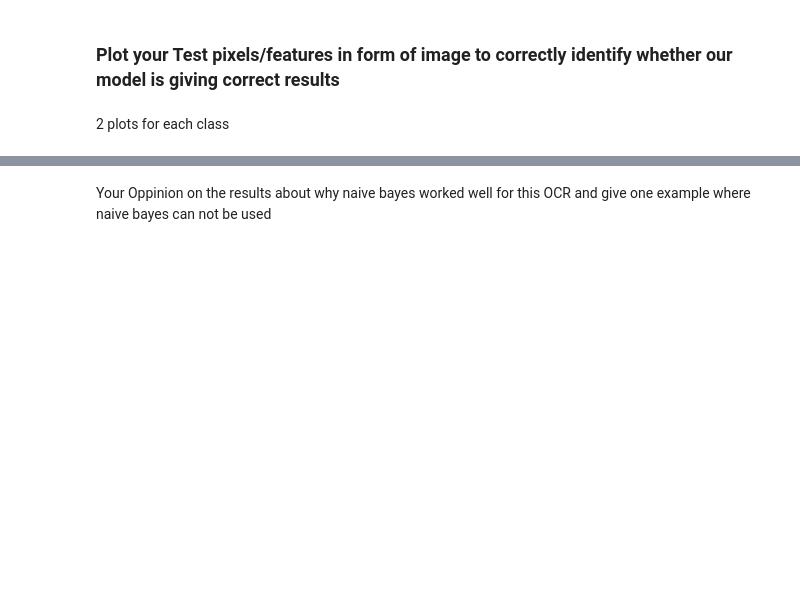
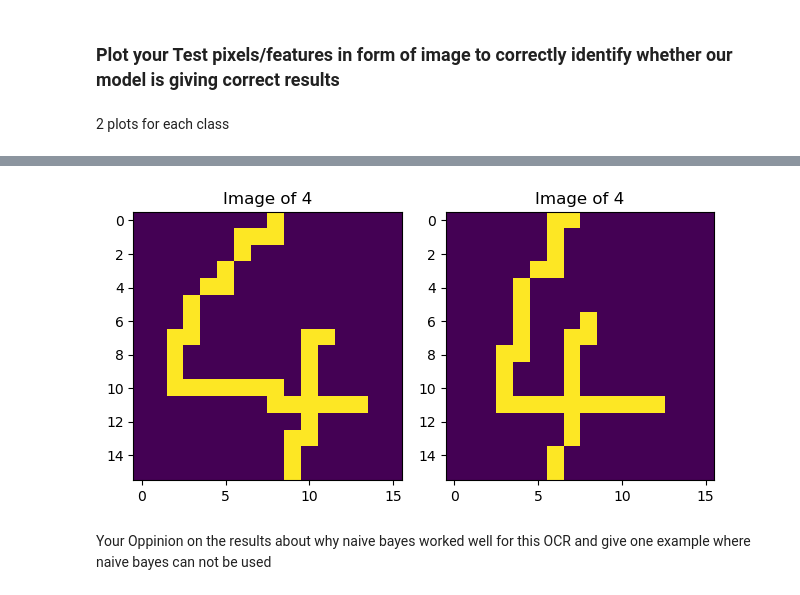
Before and after one commit to Aymen016/Optical-Character-Recognition, a Jupyter notebook: OCR.ipynb, the cells around one changed output, grey strips where cells are left out. Cells and saved outputs as stored; diff of their text form; code cells hidden in the pictures; blank space fills up the shorter version.

```diff
--- a/OCR.ipynb
+++ b/OCR.ipynb
@@ -390,3 +444,21 @@ FN =  0 	TN =  50
+# %%
+img_one_class4 = img4_X_test[0].astype(dtype=np.uint8) # img2_X_test contains image data
+img_two_class4 = img4_X_test[2].astype(dtype=np.uint8)
+
+img1 = np.reshape(img_one_class4,(16,16),order= 'F') # reshape the image
+img2 = np.reshape(img_two_class4,(16,16),order= 'F') # reshape the image
+
+fig, axes = plt.subplots(1, 2)
+axes[0].imshow(img1)
+axes[0].set_title('Image of 4')
+axes[1].imshow(img2)
+axes[1].set_title('Image of 4')
+
+plt.tight_layout()
+
+plt.show()
+# %% [output]
+[figure, added]
 # %% [markdown]
 Your Oppinion on the results about why naive bayes worked well for  this OCR
 and give one example where naive bayes can not be used
```
Also changed, not shown: parts of 21 cells of this notebook.
